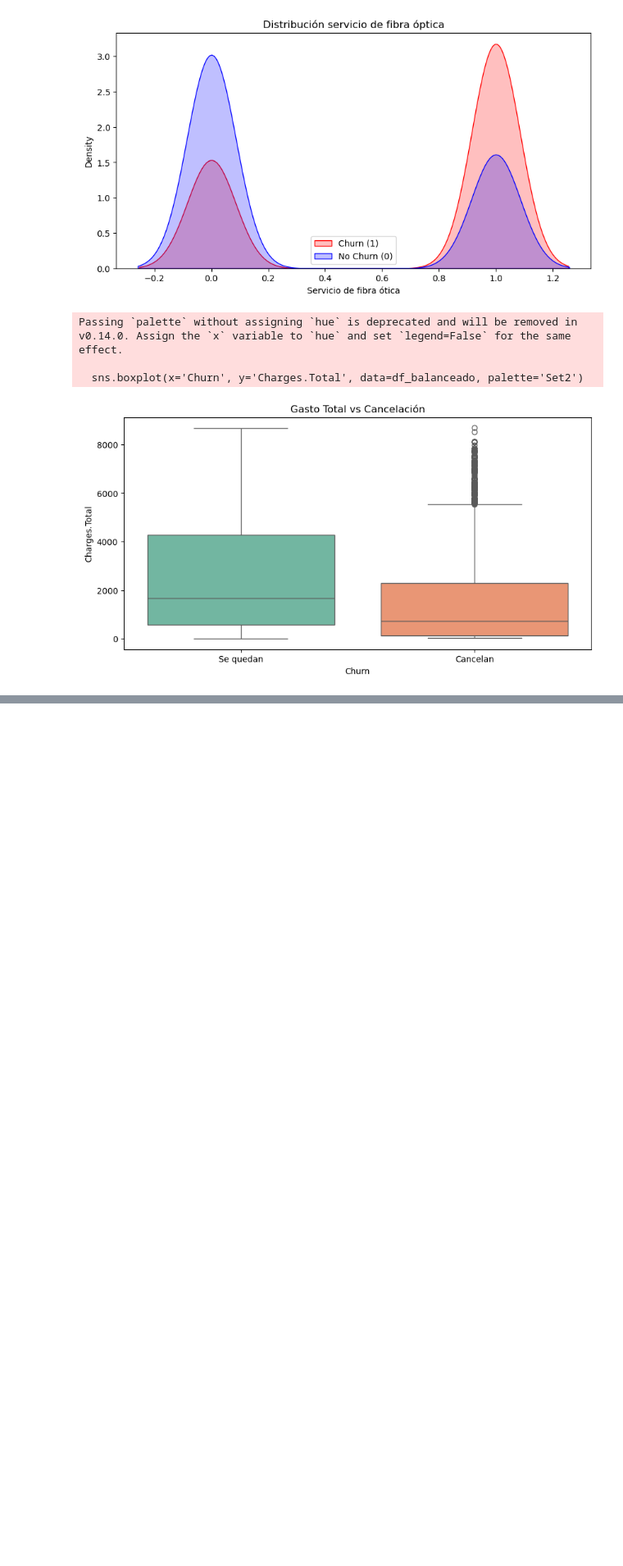
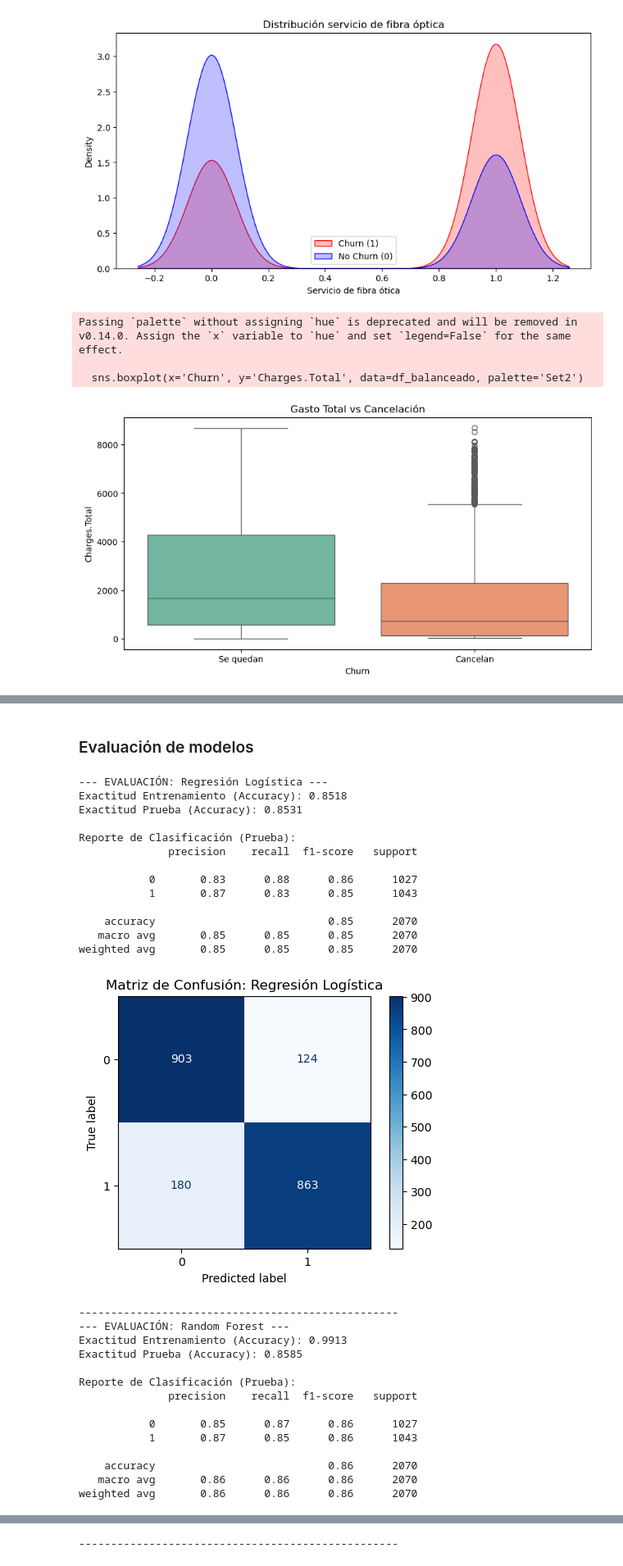
Before and after one commit to OscarLara/ChallengeTelecomX-2, a Jupyter notebook: ChallengeTelecomX-2.ipynb, the cells around one changed output, grey strips where cells are left out. Shown at 82% size. Cells and saved outputs as stored; diff of their text form; code cells hidden in the pictures; blank space fills up the shorter version.

```diff
--- a/ChallengeTelecomX-2.ipynb
+++ b/ChallengeTelecomX-2.ipynb
@@ -645,0 +671,79 @@ Passing `palette` without assigning `hue` is deprecated and will be removed in v
+# %%
+from sklearn.linear_model import LogisticRegression
+from sklearn.ensemble import RandomForestClassifier
+
+# MODELO 1: Regresión Logística
+# Usamos los datos escalados que preparamos en el paso anterior
+lr_model = LogisticRegression(random_state=42)
+lr_model.fit(X_train_scaled, y_train_scaled)
+
+# Generamos predicciones para el Modelo 1
+y_pred_lr = lr_model.predict(X_test_scaled)
+
+
+# MODELO 2: Random Forest
+# Usamos los datos balanceados originales
+rf_model = RandomForestClassifier(random_state=42, n_estimators=100)
+rf_model.fit(X_train, y_train)
+
+# Generamos predicciones para el Modelo 2
+y_pred_rf = rf_model.predict(X_test)
+# %% [markdown]
+### Evaluación de modelos
+# %%
+from sklearn.metrics import classification_report, confusion_matrix, ConfusionMatrixDisplay, accuracy_score
+
+def evaluar_modelo(modelo, X_train, X_test, y_train, y_test, nombre_modelo):
+    # Predicciones
+    y_pred_test = modelo.predict(X_test)
+    y_pred_train = modelo.predict(X_train)
+
+    # Métricas
+    acc_train = accuracy_score(y_train, y_pred_train)
+    acc_test = accuracy_score(y_test, y_pred_test)
+
+    print(f"--- EVALUACIÓN: {nombre_modelo} ---")
+    print(f"Exactitud Entrenamiento (Accuracy): {acc_train:.4f}")
+    print(f"Exactitud Prueba (Accuracy): {acc_test:.4f}")
+    print("\nReporte de Clasificación (Prueba):")
+    print(classification_report(y_test, y_pred_test))
+
+    # Matriz de Confusión
+    fig, ax = plt.subplots(figsize=(6, 4))
+    ConfusionMatrixDisplay.from_predictions(y_test, y_pred_test, ax=ax, cmap='Blues')
+    plt.title(f"Matriz de Confusión: {nombre_modelo}")
+    plt.show()
+    print("-" * 50)
+
+# Evaluamos ambos modelos
+evaluar_modelo(lr_model, X_train_scaled, X_test_scaled, y_train_scaled, y_test_scaled, "Regresión Logística")
+evaluar_modelo(rf_model, X_train, X_test, y_train, y_test, "Random Forest")
+# %% [output]
+--- EVALUACIÓN: Regresión Logística ---
+Exactitud Entrenamiento (Accuracy): 0.8518
+Exactitud Prueba (Accuracy): 0.8531
+
+Reporte de Clasificación (Prueba):
+              precision    recall  f1-score   support
+
+           0       0.83      0.88      0.86      1027
+           1       0.87      0.83      0.85      1043
+
+    accuracy                           0.85      2070
+   macro avg       0.85      0.85      0.85      2070
+weighted avg       0.85      0.85      0.85      2070
+[figure, added]
+--------------------------------------------------
+--- EVALUACIÓN: Random Forest ---
+Exactitud Entrenamiento (Accuracy): 0.9913
+Exactitud Prueba (Accuracy): 0.8585
+
+Reporte de Clasificación (Prueba):
+              precision    recall  f1-score   support
+
+           0       0.85      0.87      0.86      1027
+           1       0.87      0.85      0.86      1043
+
+    accuracy                           0.86      2070
+   macro avg       0.86      0.86      0.86      2070
+weighted avg       0.86      0.86      0.86      2070
@@ -645,0 +751 @@ Passing `palette` without assigning `hue` is deprecated and will be removed in v
+--------------------------------------------------
```
Also changed, not shown: parts of 10 cells of this notebook.
